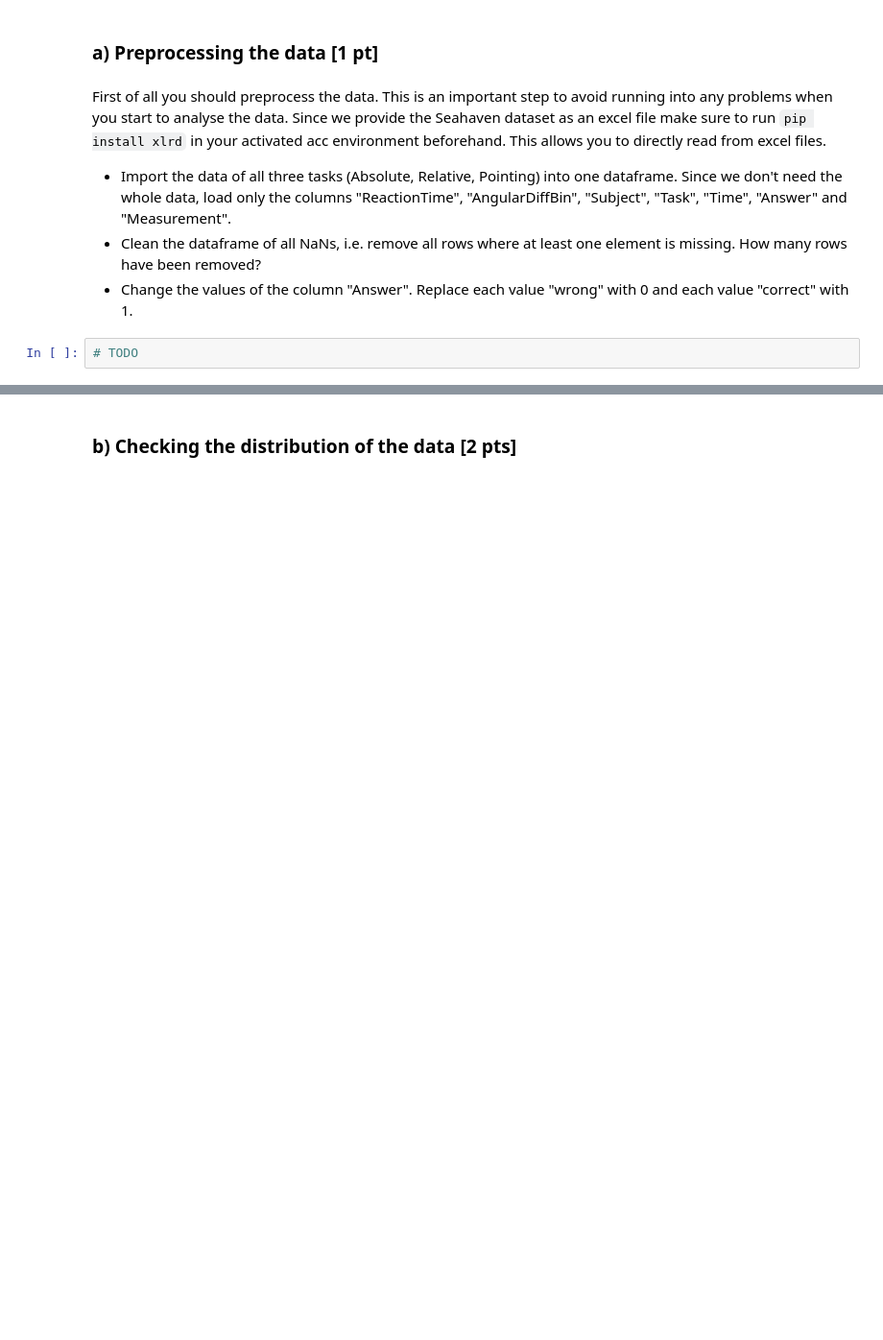
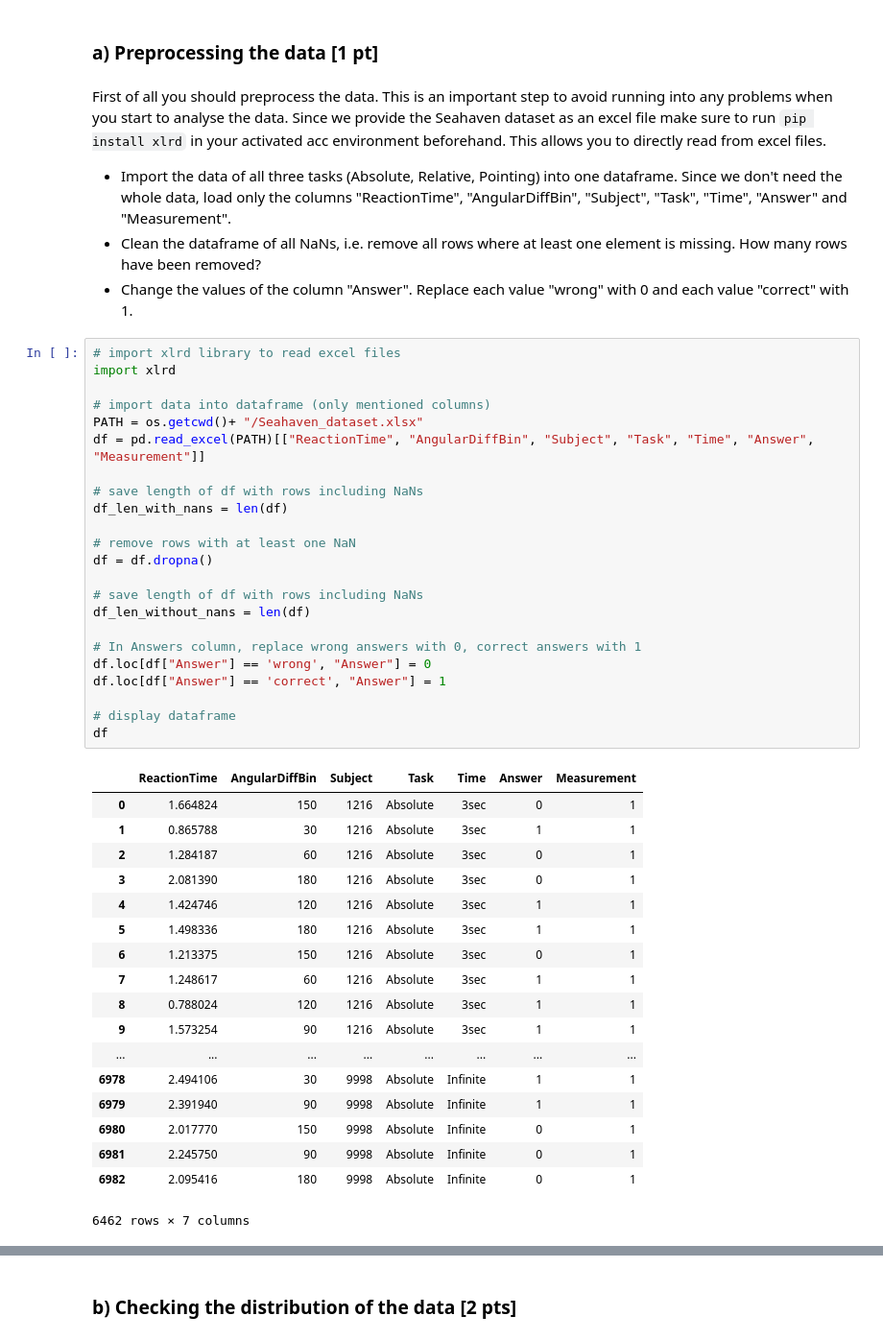
Before and after one commit to NBP-ACC/week-5-acc_3, a Jupyter notebook: sheet03_nadja.ipynb, the cells around one changed output, grey strips where cells are left out. Shown at 96% size. Drawn from its saved outputs; the diff is of its cells as text; blank space fills up the shorter version.

Commit message:
Task 1a

```diff
--- a/sheet03_nadja.ipynb
+++ b/sheet03_nadja.ipynb
@@ -49,5 +49,45 @@ First of all you should preprocess the data. This is an important step to avoid
 - Import the data of all three tasks (Absolute, Relative, Pointing) into one dataframe. Since we don't need the whole data, load only the columns "ReactionTime", "AngularDiffBin", "Subject", "Task", "Time", "Answer" and "Measurement".
 - Clean the dataframe of all NaNs, i.e. remove all rows where at least one element is missing. How many rows have been removed?
 - Change the values of the column "Answer". Replace each value "wrong" with 0 and each value "correct" with 1.
-# %%
-# TODO
+# %%
+# import xlrd library to read excel files
+import xlrd
+
+# import data into dataframe (only mentioned columns)
+PATH = os.getcwd()+ "/Seahaven_dataset.xlsx"
+df = pd.read_excel(PATH)[["ReactionTime", "AngularDiffBin", "Subject", "Task", "Time", "Answer", "Measurement"]]
+
+# save length of df with rows including NaNs
+df_len_with_nans = len(df)
+
+# remove rows with at least one NaN
+df = df.dropna()
+
+# save length of df with rows including NaNs
+df_len_without_nans = len(df)
+
+# In Answers column, replace wrong answers with 0, correct answers with 1
+df.loc[df["Answer"] == 'wrong', "Answer"] = 0
+df.loc[df["Answer"] == 'correct', "Answer"] = 1
+
+# display dataframe
+df
+# %% [output]
+|  | ReactionTime | AngularDiffBin | Subject | Task | Time | Answer | Measurement |
+| 0 | 1.664824 | 150 | 1216 | Absolute | 3sec | 0 | 1 |
+| 1 | 0.865788 | 30 | 1216 | Absolute | 3sec | 1 | 1 |
+| 2 | 1.284187 | 60 | 1216 | Absolute | 3sec | 0 | 1 |
+| 3 | 2.081390 | 180 | 1216 | Absolute | 3sec | 0 | 1 |
+| 4 | 1.424746 | 120 | 1216 | Absolute | 3sec | 1 | 1 |
+| 5 | 1.498336 | 180 | 1216 | Absolute | 3sec | 1 | 1 |
+| 6 | 1.213375 | 150 | 1216 | Absolute | 3sec | 0 | 1 |
+| 7 | 1.248617 | 60 | 1216 | Absolute | 3sec | 1 | 1 |
+| 8 | 0.788024 | 120 | 1216 | Absolute | 3sec | 1 | 1 |
+| 9 | 1.573254 | 90 | 1216 | Absolute | 3sec | 1 | 1 |
+| ... | ... | ... | ... | ... | ... | ... | ... |
+| 6978 | 2.494106 | 30 | 9998 | Absolute | Infinite | 1 | 1 |
+| 6979 | 2.391940 | 90 | 9998 | Absolute | Infinite | 1 | 1 |
+| 6980 | 2.017770 | 150 | 9998 | Absolute | Infinite | 0 | 1 |
+| 6981 | 2.245750 | 90 | 9998 | Absolute | Infinite | 0 | 1 |
+| 6982 | 2.095416 | 180 | 9998 | Absolute | Infinite | 0 | 1 |
+6462 rows × 7 columns
```
Also changed, not shown: parts of 1 cell of this notebook.
